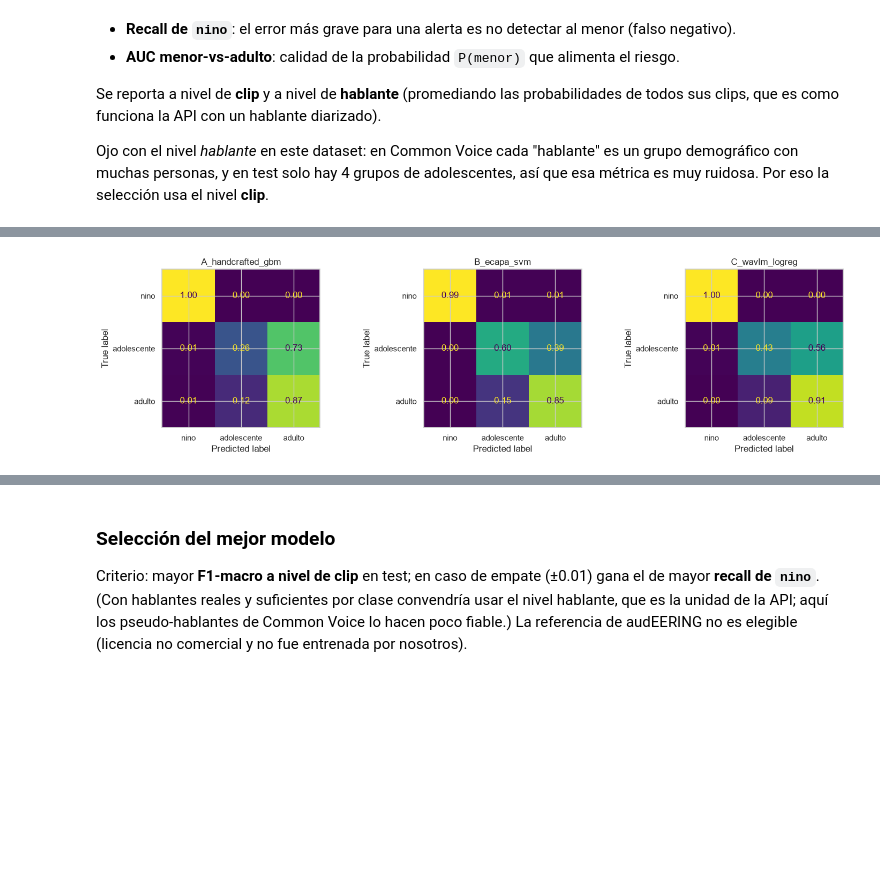
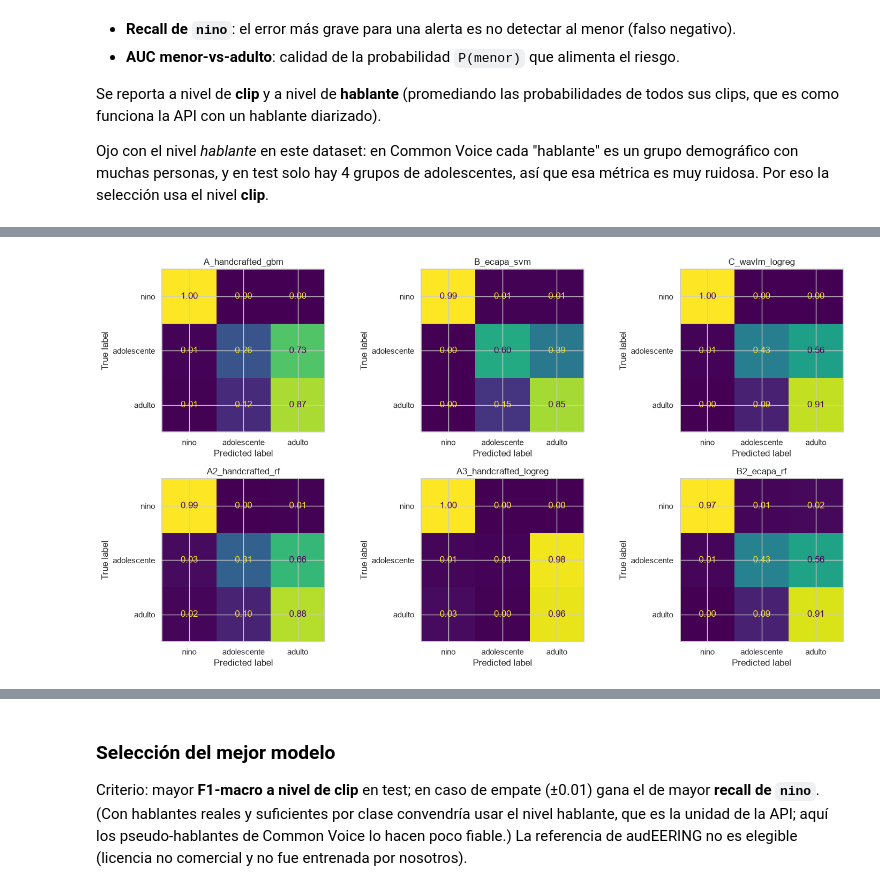
Before and after one commit to Joacimxd/Antigrooming-MLaudio, a Jupyter notebook: notebooks/riesgo_grooming_edad_voz.ipynb, the cells around one changed output, grey strips where cells are left out. Cells and saved outputs as stored; diff of their text form; code cells hidden in the pictures; blank space fills up the shorter version.

Commit message:
Add other base models

```diff
--- a/notebooks/riesgo_grooming_edad_voz.ipynb
+++ b/notebooks/riesgo_grooming_edad_voz.ipynb
@@ -236,7 +242,7 @@ para poder justificar con datos cuál desplegar:
 # %%
 from sklearn.base import clone
 from sklearn.calibration import CalibratedClassifierCV
-from sklearn.ensemble import HistGradientBoostingClassifier
+from sklearn.ensemble import HistGradientBoostingClassifier, RandomForestClassifier
 from sklearn.linear_model import LogisticRegression
 from sklearn.metrics import (balanced_accuracy_score, classification_report, confusion_matrix,
                              f1_score, roc_auc_score, ConfusionMatrixDisplay)
@@ -269,6 +275,18 @@ MODELS = {
     "C_wavlm_logreg": ("wavlm",
         make_pipeline(StandardScaler(), LogisticRegression(class_weight="balanced", max_iter=5000)),
         {"logisticregression__C": [0.001, 0.01, 0.1, 1.0]}),
+    # Modelos livianos de comparación
+    "A2_handcrafted_rf": ("handcrafted",
+        RandomForestClassifier(n_estimators=300, class_weight="balanced_subsample", n_jobs=-1,
+                               random_state=SEED),
+        {"max_depth": [12, 24], "min_samples_leaf": [2, 8]}),
+    "A3_handcrafted_logreg": ("handcrafted",
+        make_pipeline(StandardScaler(), LogisticRegression(class_weight="balanced", max_iter=5000)),
+        {"logisticregression__C": [0.01, 0.1, 1.0, 10.0]}),
+    "B2_ecapa_rf": ("ecapa",
+        RandomForestClassifier(n_estimators=300, class_weight="balanced_subsample", n_jobs=-1,
+                               random_state=SEED),
+        {"max_depth": [12, 24], "min_samples_leaf": [2, 8]}),
 }
 MODELS = {k: v for k, v in MODELS.items() if v[0] in EXTRACTORS}
 
@@ -357,10 +384,14 @@ res
 # %%
-fig, axes = plt.subplots(1, len(test_probas), figsize=(5 * len(test_probas), 4))
+ncols = 3
+nrows = -(-len(test_probas) // ncols)
+fig, axes = plt.subplots(nrows, ncols, figsize=(5 * ncols, 4 * nrows))
 yte = test_df_valid.age_class.to_numpy()
-for ax, (name, proba) in zip(np.atleast_1d(axes), test_probas.items()):
+for ax, (name, proba) in zip(np.atleast_1d(axes).ravel(), test_probas.items()):
     ConfusionMatrixDisplay.from_predictions(yte, np.array(CLASSES)[proba.argmax(1)], labels=CLASSES,
                                             normalize="true", values_format=".2f", ax=ax, colorbar=False)
     ax.set_title(name)
+for ax in np.atleast_1d(axes).ravel()[len(test_probas):]:
+    ax.axis("off")
 plt.tight_layout(); plt.show()
 # %% [output]
-[figure, old version]
+[figure, new version]
```
Also changed, not shown: parts of 10 cells of this notebook, 6 other files.
